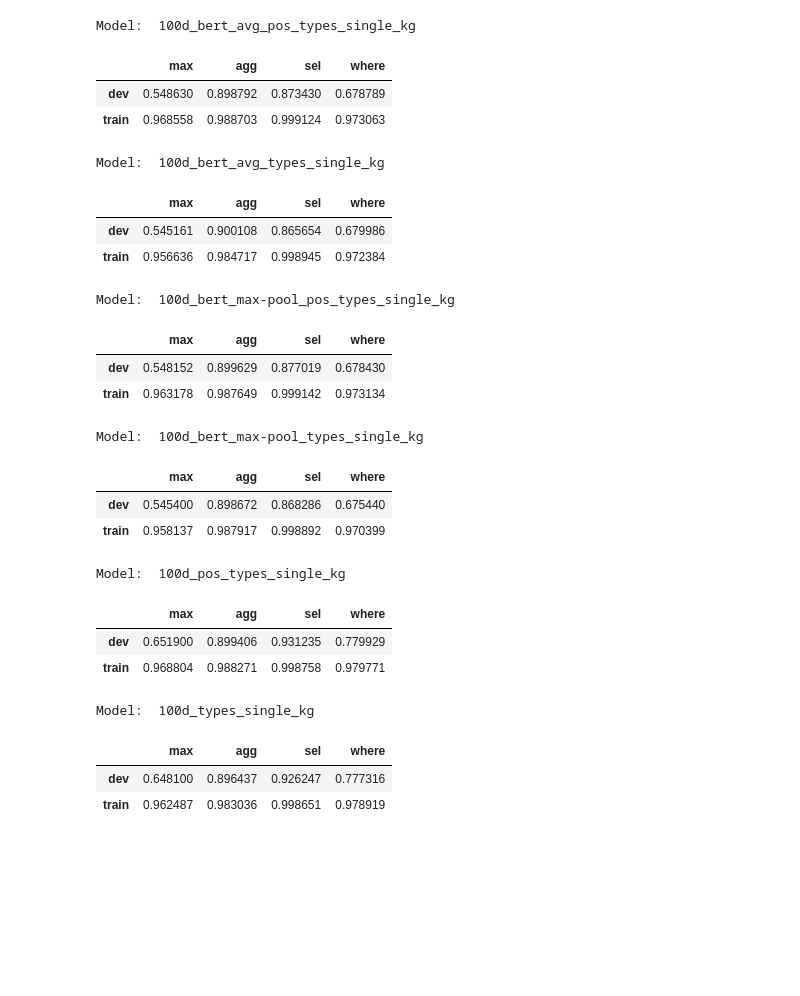
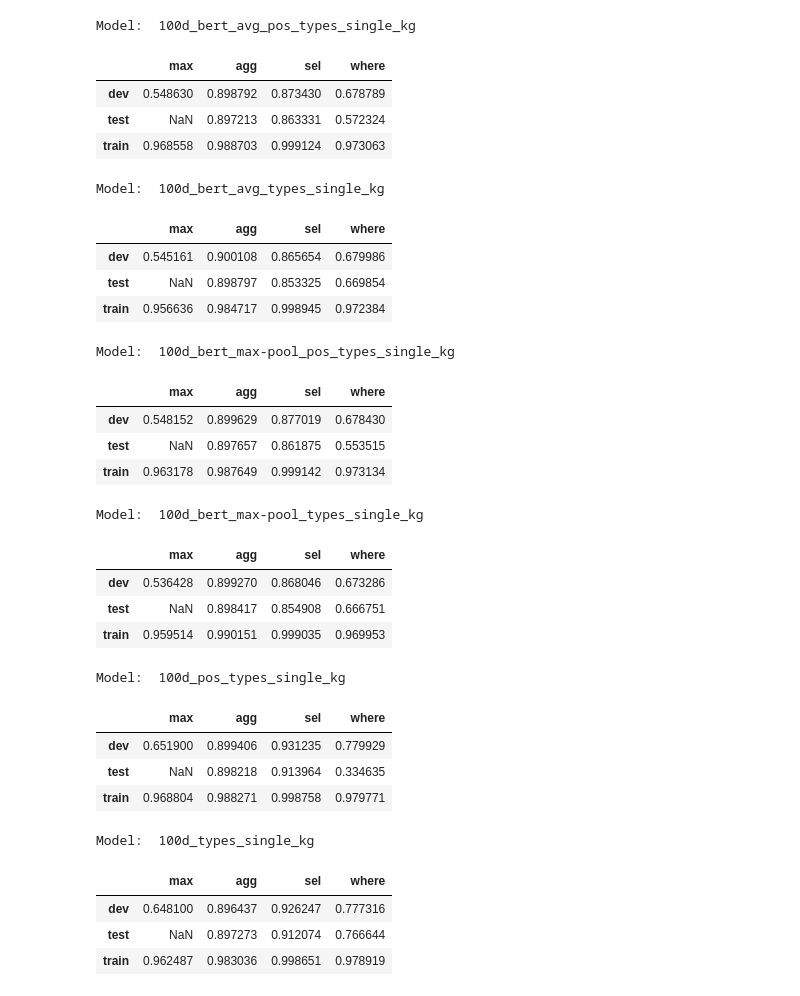
Before and after one commit to LukasMut/TypeSQL-plus-BERT, a Jupyter notebook: results.ipynb, the cells around one changed output. Saved outputs shown, nothing was run; the diff lists cells and outputs as text; code cells hidden in the pictures; blank space fills up the shorter version.

```diff
--- a/results.ipynb
+++ b/results.ipynb
@@ -7,15 +7,26 @@ import pandas as pd
 import matplotlib.pyplot as plt
 import matplotlib.image as img
 # %%
-def get_results():
+def get_results(train=True):
     global filenames
-    filenames = [f for f in os.listdir(os.getcwd()+'./results/') if not f.endswith('checkpoints')]
+    filenames = sorted([f for f in os.listdir(os.getcwd()+'./results/') if not f.endswith('checkpoints')])
     for filename in filenames:
-        with open('./results/'+ filename,'r') as f: yield filename, json.load(f)
+        if train:
+            with open('./results/'+ filename,'r') as f: yield filename, json.load(f)
+        else:
+            with open('./results_test/'+ filename,'r') as f: yield filename, json.load(f)
-# %%
-def mk_dataframe(results):
-    print("Model: ", results[0].strip('.json'))
-    return pd.DataFrame.from_dict(results[1], orient='index')
+# %%
+def mk_dataframe(results_train, results_test):
+    assert results_train[0]==results_test[0]
+    filename, results_train = results_train
+    _, results_test = results_test
+    del results_test['dev']['total_acc']
+    del results_test['test']['total_acc']
+    del results_test['dev']['exec_acc']
+    del results_test['test']['exec_acc']
+    results_test.update(results_train)
+    print("Model: ", filename.strip('.json'))
+    return pd.DataFrame.from_dict(results_test, orient='index')
 # %%
 def show_plots(metric, idx):
     folder = 'losses/' if metric == 'loss' else 'accs/'
@@ -31,44 +40,53 @@ results = get_results()
+# %%
+results_train = get_results()
+results_test = get_results(train=False)
 # %%
-mk_dataframe(next(iter(results)))
+mk_dataframe(next(iter(results_train)), next(iter(results_test)))
 # %% [output]
 Model:  100d_bert_avg_pos_types_single_kg
 |  | max | agg | sel | where |
 | dev | 0.548630 | 0.898792 | 0.873430 | 0.678789 |
+| test | NaN | 0.897213 | 0.863331 | 0.572324 |
 | train | 0.968558 | 0.988703 | 0.999124 | 0.973063 |
 # %%
-mk_dataframe(next(iter(results)))
+mk_dataframe(next(iter(results_train)), next(iter(results_test)))
 # %% [output]
 Model:  100d_bert_avg_types_single_kg
 |  | max | agg | sel | where |
 | dev | 0.545161 | 0.900108 | 0.865654 | 0.679986 |
+| test | NaN | 0.898797 | 0.853325 | 0.669854 |
 | train | 0.956636 | 0.984717 | 0.998945 | 0.972384 |
 # %%
-mk_dataframe(next(iter(results)))
+mk_dataframe(next(iter(results_train)), next(iter(results_test)))
 # %% [output]
 Model:  100d_bert_max-pool_pos_types_single_kg
 |  | max | agg | sel | where |
 | dev | 0.548152 | 0.899629 | 0.877019 | 0.678430 |
+| test | NaN | 0.897657 | 0.861875 | 0.553515 |
 | train | 0.963178 | 0.987649 | 0.999142 | 0.973134 |
 # %%
-mk_dataframe(next(iter(results)))
+mk_dataframe(next(iter(results_train)), next(iter(results_test)))
 # %% [output]
 Model:  100d_bert_max-pool_types_single_kg
 |  | max | agg | sel | where |
-| dev | 0.545400 | 0.898672 | 0.868286 | 0.675440 |
-| train | 0.958137 | 0.987917 | 0.998892 | 0.970399 |
+| dev | 0.536428 | 0.899270 | 0.868046 | 0.673286 |
+| test | NaN | 0.898417 | 0.854908 | 0.666751 |
+| train | 0.959514 | 0.990151 | 0.999035 | 0.969953 |
 # %%
-mk_dataframe(next(iter(results)))
+mk_dataframe(next(iter(results_train)), next(iter(results_test)))
 # %% [output]
 Model:  100d_pos_types_single_kg
 |  | max | agg | sel | where |
 | dev | 0.651900 | 0.899406 | 0.931235 | 0.779929 |
+| test | NaN | 0.898218 | 0.913964 | 0.334635 |
 | train | 0.968804 | 0.988271 | 0.998758 | 0.979771 |
 # %%
-mk_dataframe(next(iter(results)))
+mk_dataframe(next(iter(results_train)), next(iter(results_test)))
 # %% [output]
 Model:  100d_types_single_kg
 |  | max | agg | sel | where |
 | dev | 0.648100 | 0.896437 | 0.926247 | 0.777316 |
+| test | NaN | 0.897273 | 0.912074 | 0.766644 |
 | train | 0.962487 | 0.983036 | 0.998651 | 0.978919 |
 # %%
 for i in range(len(filenames)):
```
Also changed, not shown: parts of 2 cells of this notebook.
